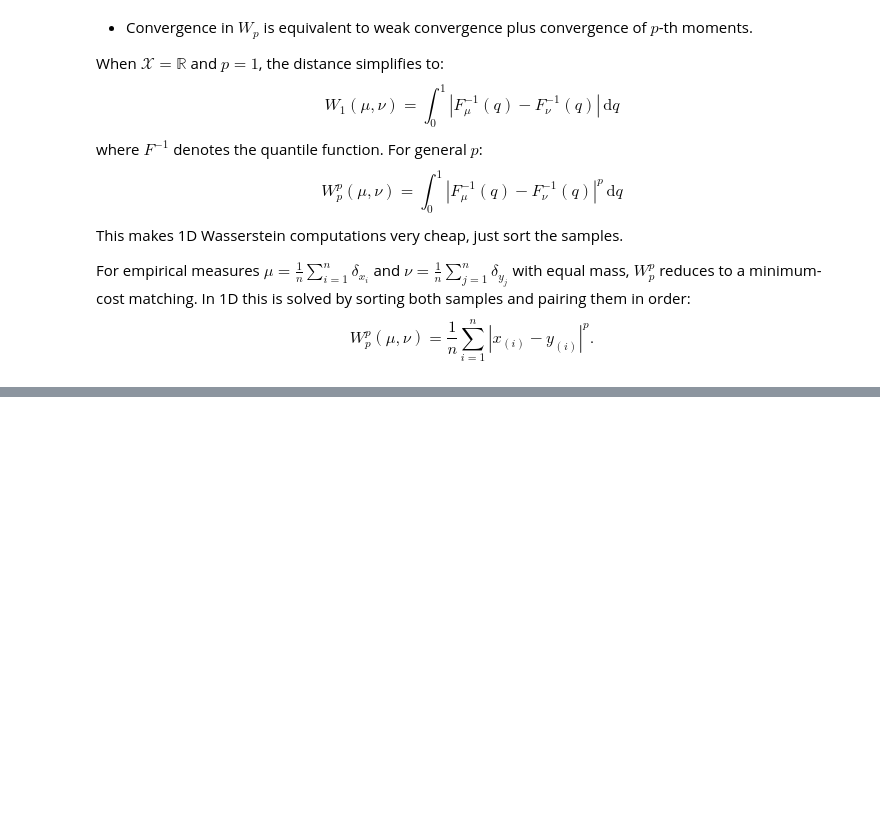
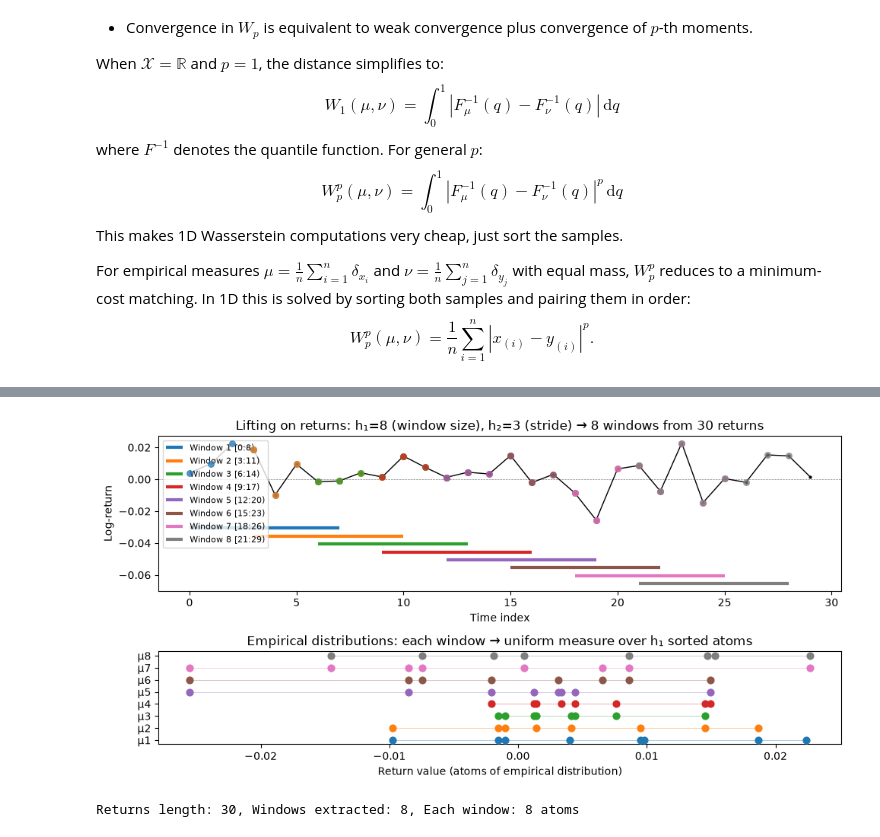
Before and after one commit to RaandRB/Regime-Classification-Wasserstein, a Jupyter notebook: regime_classification.ipynb, the cells around one changed output, grey strips where cells are left out. Cells and saved outputs as stored; diff of their text form; code cells hidden in the pictures; blank space fills up the shorter version.

```diff
--- a/regime_classification.ipynb
+++ b/regime_classification.ipynb
@@ -218,0 +239,65 @@ $$W_p^p(\mu, \nu) = \frac{1}{n}\sum_{i=1}^n |x_{(i)} - y_{(i)}|^p.$$
+# %%
+def lift(returns, h1, h2):
+    """Sliding window lifting transformation.
+
+    Args:
+        returns: array of shape (N,) or (N, d)
+        h1: window size
+        h2: window offset (stride)
+
+    Returns:
+        array of shape (M, h1) or (M, h1, d) — the empirical distributions
+    """
+    N = len(returns)
+    M = (N - (h1 - h2)) // h2
+    if returns.ndim == 1:
+        return np.array([returns[h2*m : h2*m + h1] for m in range(M)])
+    else:
+        return np.array([returns[h2*m : h2*m + h1, :] for m in range(M)])
+
+# Demo: visualize the lifting on a short series
+np.random.seed(0)
+demo_prices = np.exp(np.cumsum(np.random.randn(31) * 0.01))  # 31 prices -> 30 returns
+demo_returns = np.diff(np.log(demo_prices))  # log-returns
+h1, h2 = 8, 3
+windows = lift(demo_returns, h1, h2)
+n_show = len(windows)
+colors = plt.cm.tab10(np.arange(n_show))
+
+fig, axes = plt.subplots(2, 1, figsize=(10, 5), gridspec_kw={'height_ratios': [2, 1.2]})
+
+# Top: log-returns with colored brackets showing each window's full extent
+axes[0].plot(np.arange(len(demo_returns)), demo_returns, 'k.-', lw=1, markersize=4, zorder=5)
+axes[0].axhline(0, color='gray', lw=0.5, ls='--')
+ymin = demo_returns.min()
+for m in range(n_show):
+    start = h2 * m
+    end = start + h1 - 1
+    y_offset = ymin - 0.005 * (m + 1)
+    axes[0].plot([start, end], [y_offset, y_offset], color=colors[m], lw=3, solid_capstyle='butt',
+                label=f'Window {m+1} [{start}:{start+h1})')
+    axes[0].scatter(np.arange(start, start + h1), demo_returns[start:start+h1],
+                     s=30, zorder=6, alpha=0.7)
+axes[0].set_xlabel('Time index')
+axes[0].set_ylabel('Log-return')
+axes[0].set_title(f'Lifting on returns: h\u2081={h1} (window size), h\u2082={h2} (stride) \u2192 {len(windows)} windows from {len(demo_returns)} returns')
+axes[0].legend(fontsize=8, loc='upper left')
+
+# Bottom: each window as an empirical distribution (sorted atoms on the real line)
+for m in range(n_show):
+    sorted_atoms = np.sort(windows[m])
+    axes[1].scatter(sorted_atoms, np.full(h1, m), color=colors[m], s=40,
+                    zorder=5, label=f'\u03bc\u2098 (Window {m+1})')
+    axes[1].hlines(m, sorted_atoms.min(), sorted_atoms.max(), color=colors[m], lw=0.5, alpha=0.5)
+axes[1].set_xlabel('Return value (atoms of empirical distribution)')
+axes[1].set_yticks(range(n_show))
+axes[1].set_yticklabels([f'\u03bc{m+1}' for m in range(n_show)])
+axes[1].set_title('Empirical distributions: each window \u2192 uniform measure over h\u2081 sorted atoms')
+
+plt.tight_layout()
+plt.show()
+
+print(f"Returns length: {len(demo_returns)}, Windows extracted: {len(windows)}, Each window: {h1} atoms")
+# %% [output]
+[figure, added]
+Returns length: 30, Windows extracted: 8, Each window: 8 atoms
```
Also changed, not shown: parts of 13 cells of this notebook.
